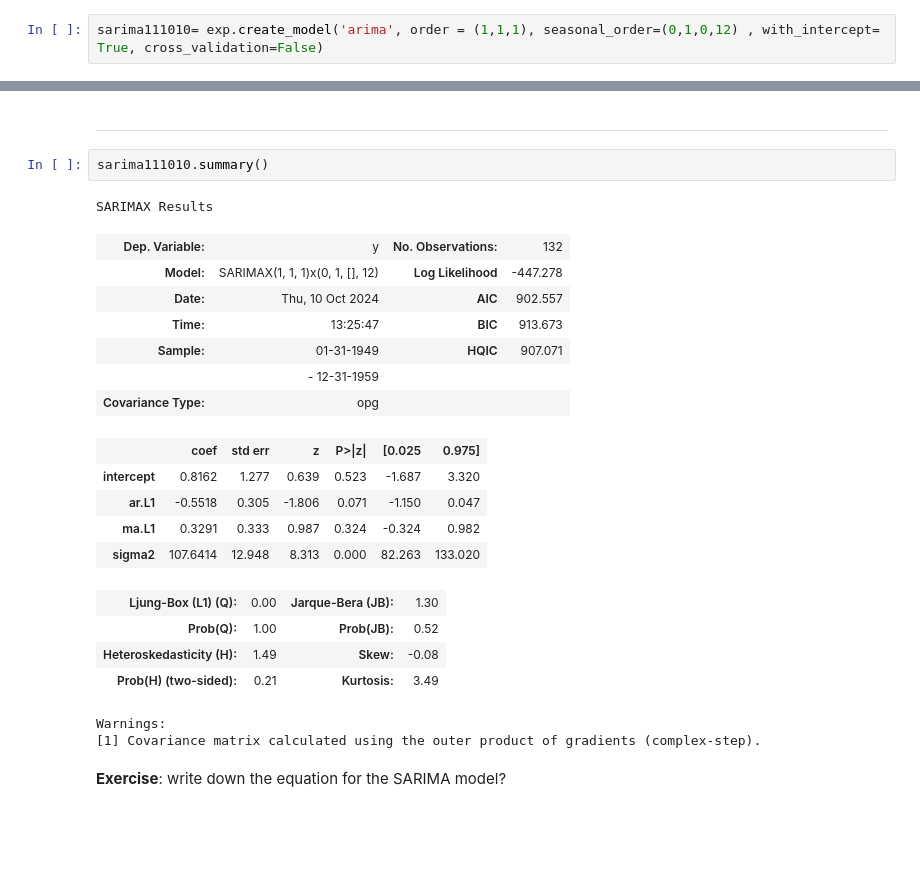
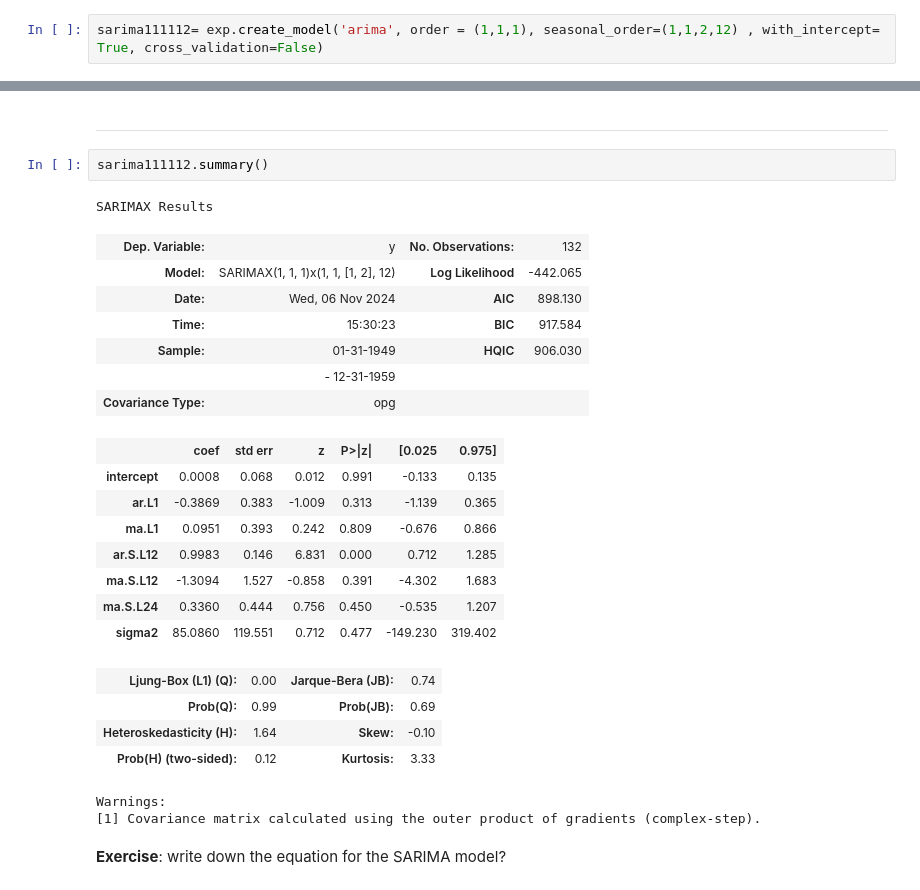
Before and after one commit to PJalgotrader/Deep_forecasting-USU, a Jupyter notebook: Lectures and codes/Module 4- ARIMA/Module4-ARIMA.ipynb, the cells around one changed output, grey strips where cells are left out. Cells and saved outputs as stored; diff of their text form; blank space fills up the shorter version.

```diff
--- a/Lectures and codes/Module 4- ARIMA/Module4-ARIMA.ipynb
+++ b/Lectures and codes/Module 4- ARIMA/Module4-ARIMA.ipynb
@@ -211,7 +211,7 @@ arima111= exp.create_model('arima', order = (1,1,1), seasonal_order=(0,0,0,12) ,
 | Test | 1.9990 | 2.3844 | 60.8693 | 82.3772 | 0.1166 | 0.1256 | -0.2250 |
 [interactive output not drawn]
 # %%
-sarima111010= exp.create_model('arima', order = (1,1,1), seasonal_order=(0,1,0,12) , with_intercept= True, cross_validation=False)
+sarima111112= exp.create_model('arima', order = (1,1,1), seasonal_order=(1,1,2,12) , with_intercept= True, cross_validation=False)
 # %% [output]
 [interactive output not drawn]
 |  | MASE | RMSSE | MAE | RMSE | MAPE | SMAPE | R2 |
@@ -251,25 +251,28 @@ ARIMA(order=(1, 1, 1), seasonal_order=(0, 1, 0, 12))
 # %% [markdown]
 ---
 # %%
-sarima111010.summary()
+sarima111112.summary()
 # %% [output]
 SARIMAX Results
 | Dep. Variable: | y | No. Observations: | 132 |
-| Model: | SARIMAX(1, 1, 1)x(0, 1, [], 12) | Log Likelihood | -447.278 |
-| Date: | Thu, 10 Oct 2024 | AIC | 902.557 |
-| Time: | 13:25:47 | BIC | 913.673 |
-| Sample: | 01-31-1949 | HQIC | 907.071 |
+| Model: | SARIMAX(1, 1, 1)x(1, 1, [1, 2], 12) | Log Likelihood | -442.065 |
+| Date: | Wed, 06 Nov 2024 | AIC | 898.130 |
+| Time: | 15:30:23 | BIC | 917.584 |
+| Sample: | 01-31-1949 | HQIC | 906.030 |
 |  | - 12-31-1959 |  |  |
 | Covariance Type: | opg |  |  |
 |  | coef | std err | z | P>|z| | [0.025 | 0.975] |
-| intercept | 0.8162 | 1.277 | 0.639 | 0.523 | -1.687 | 3.320 |
-| ar.L1 | -0.5518 | 0.305 | -1.806 | 0.071 | -1.150 | 0.047 |
-| ma.L1 | 0.3291 | 0.333 | 0.987 | 0.324 | -0.324 | 0.982 |
-| sigma2 | 107.6414 | 12.948 | 8.313 | 0.000 | 82.263 | 133.020 |
+| intercept | 0.0008 | 0.068 | 0.012 | 0.991 | -0.133 | 0.135 |
+| ar.L1 | -0.3869 | 0.383 | -1.009 | 0.313 | -1.139 | 0.365 |
+| ma.L1 | 0.0951 | 0.393 | 0.242 | 0.809 | -0.676 | 0.866 |
+| ar.S.L12 | 0.9983 | 0.146 | 6.831 | 0.000 | 0.712 | 1.285 |
+| ma.S.L12 | -1.3094 | 1.527 | -0.858 | 0.391 | -4.302 | 1.683 |
+| ma.S.L24 | 0.3360 | 0.444 | 0.756 | 0.450 | -0.535 | 1.207 |
+| sigma2 | 85.0860 | 119.551 | 0.712 | 0.477 | -149.230 | 319.402 |
-| Ljung-Box (L1) (Q): | 0.00 | Jarque-Bera (JB): | 1.30 |
-| Prob(Q): | 1.00 | Prob(JB): | 0.52 |
-| Heteroskedasticity (H): | 1.49 | Skew: | -0.08 |
-| Prob(H) (two-sided): | 0.21 | Kurtosis: | 3.49 |
+| Ljung-Box (L1) (Q): | 0.00 | Jarque-Bera (JB): | 0.74 |
+| Prob(Q): | 0.99 | Prob(JB): | 0.69 |
+| Heteroskedasticity (H): | 1.64 | Skew: | -0.10 |
+| Prob(H) (two-sided): | 0.12 | Kurtosis: | 3.33 |
 Warnings:
 [1] Covariance matrix calculated using the outer product of gradients (complex-step).
 # %% [markdown]
```
Also changed, not shown: parts of 12 cells of this notebook.
